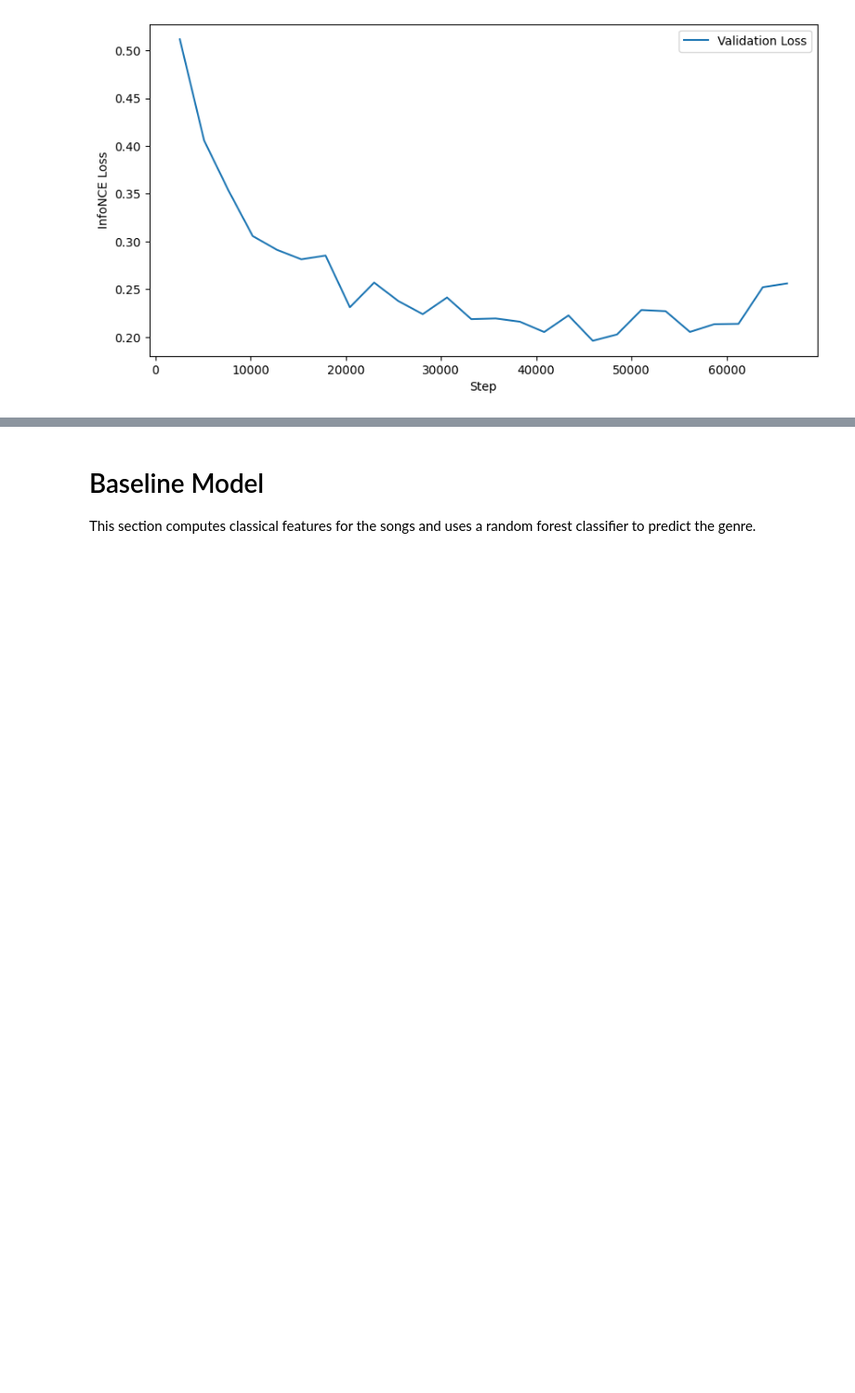
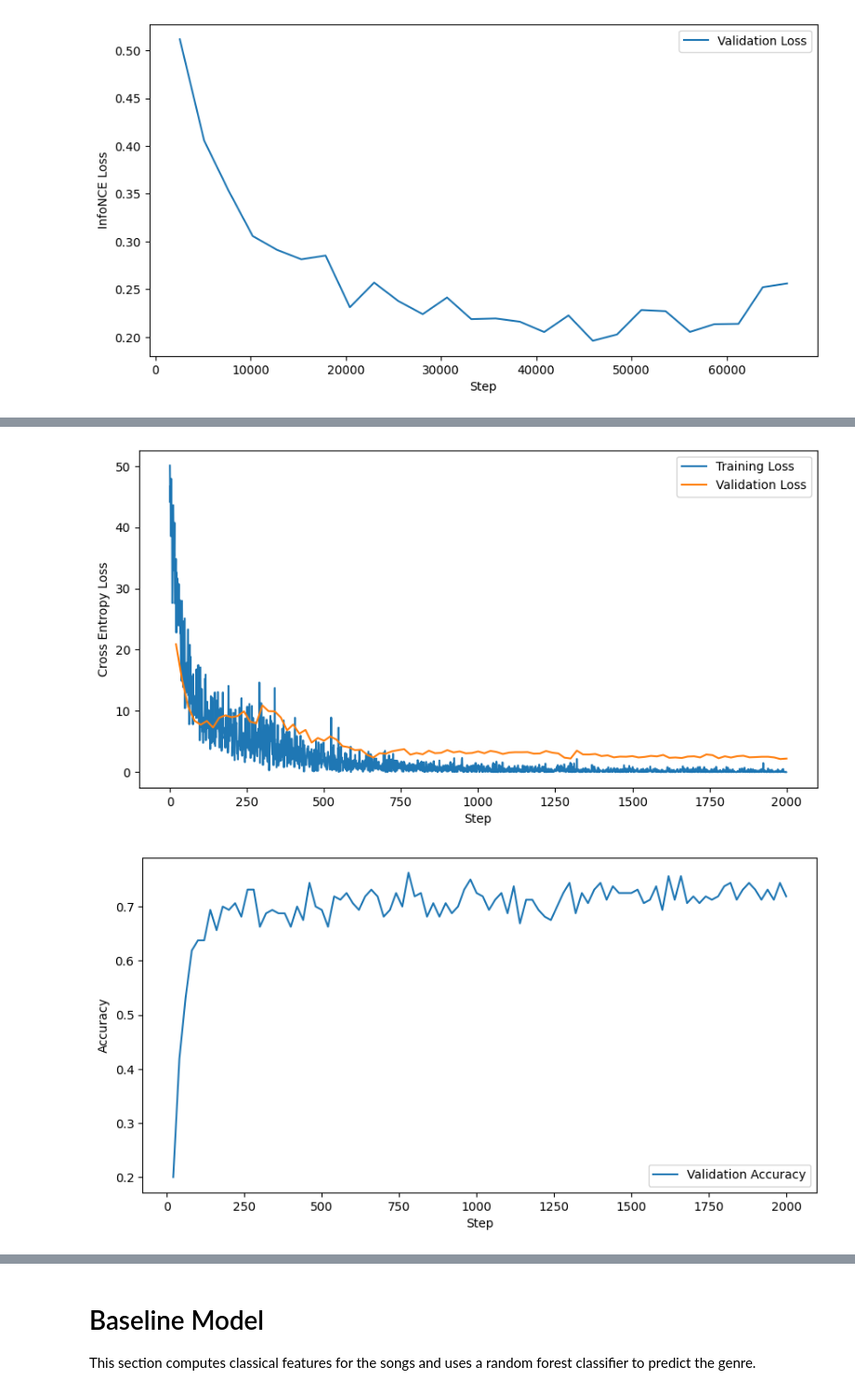
Before and after one commit to Veldrovive/aps360-audio, a Jupyter notebook: project.ipynb, the cells around one changed output, grey strips where cells are left out. Shown at 93% size. Cells and saved outputs as stored; diff of their text form; code cells hidden in the pictures; blank space fills up the shorter version.

```diff
--- a/project.ipynb
+++ b/project.ipynb
@@ -866,0 +918,24 @@ plt.show()
+# %%
+np.random.seed(SEED)
+torch.manual_seed(SEED)
+
+# Load the best contrastive embedding model
+contrastive_embedder_model = GTZANContrastiveModelXLarge_G(128)
+contrastive_embedder_model.load_state_dict(torch.load(contrastive_output_dir / 'M(GTZANContrastiveModelXLarge)_CONTDIM(128)_KS(3)_LR(0.001)_BS(256)_DT(1)_best.pth'))
+
+# Check if the model already exists
+if (contrastive_classifier_output_dir / 'M(GTZANContrastiveModelXLarge)_CONTDIM(128)_KS(3)_LR(0.001)_BS(256)_DT(1)_best.pth').exists():
+    res = input("Contrastive classifier (embeddings) model exists. Enter y to overwrite: ")
+    if res.lower() != 'y':
+        raise Exception("Model exists")
+
+# Return to the original dataset to train the classifier
+fold_generator = gtzan_generate_folds(audio_tensors, genres, references_sample_rate, mask_prob=0.8)
+train_dataset, val_dataset = next(fold_generator)
+
+train_loader = DataLoader(train_dataset, batch_size=32, shuffle=True)
+val_loader = DataLoader(val_dataset, batch_size=32, shuffle=False)
+
+contrastive_classifier_embedder_only = ContrastiveClassificationModel_2(contrastive_embedder_model.backbone, len(audio_tensors), embedding_dim=1024)
+contrastive_classifier_embedder_only = contrastive_classifier_embedder_only.to(device)
+cont_emb_t_loss, cont_emb_v_loss, cont_emb_v_acc = train_base_gtzan_classifier(contrastive_classifier_embedder_only, train_loader, val_loader, epochs=100, learning_rate=0.001, output_dir=contrastive_classifier_embedder_only_output_dir)
@@ -866,0 +956,19 @@ plt.show()
+# %%
+# Plot the loss and accuracy
+contrastive_classifier_loss_fig, contrastive_classifier_loss_axs = plt.subplots(1, 1, figsize=(10, 5))
+contrastive_classifier_loss_axs.plot(*zip(*cont_emb_t_loss), label='Training Loss')
+contrastive_classifier_loss_axs.plot(*zip(*cont_emb_v_loss), label='Validation Loss')
+contrastive_classifier_loss_axs.legend()
+contrastive_classifier_loss_axs.set_xlabel('Step')
+contrastive_classifier_loss_axs.set_ylabel('Cross Entropy Loss')
+plt.show()
+
+contrastive_classifier_acc_fig, contrastive_classifier_acc_axs = plt.subplots(1, 1, figsize=(10, 5))
+contrastive_classifier_acc_axs.plot(*zip(*cont_emb_v_acc), label='Validation Accuracy')
+contrastive_classifier_acc_axs.legend()
+contrastive_classifier_acc_axs.set_xlabel('Step')
+contrastive_classifier_acc_axs.set_ylabel('Accuracy')
+plt.show()
+# %% [output]
+[figure, added]
+[figure, added]
```
Also changed, not shown: parts of 15 cells of this notebook, 10 other files.
